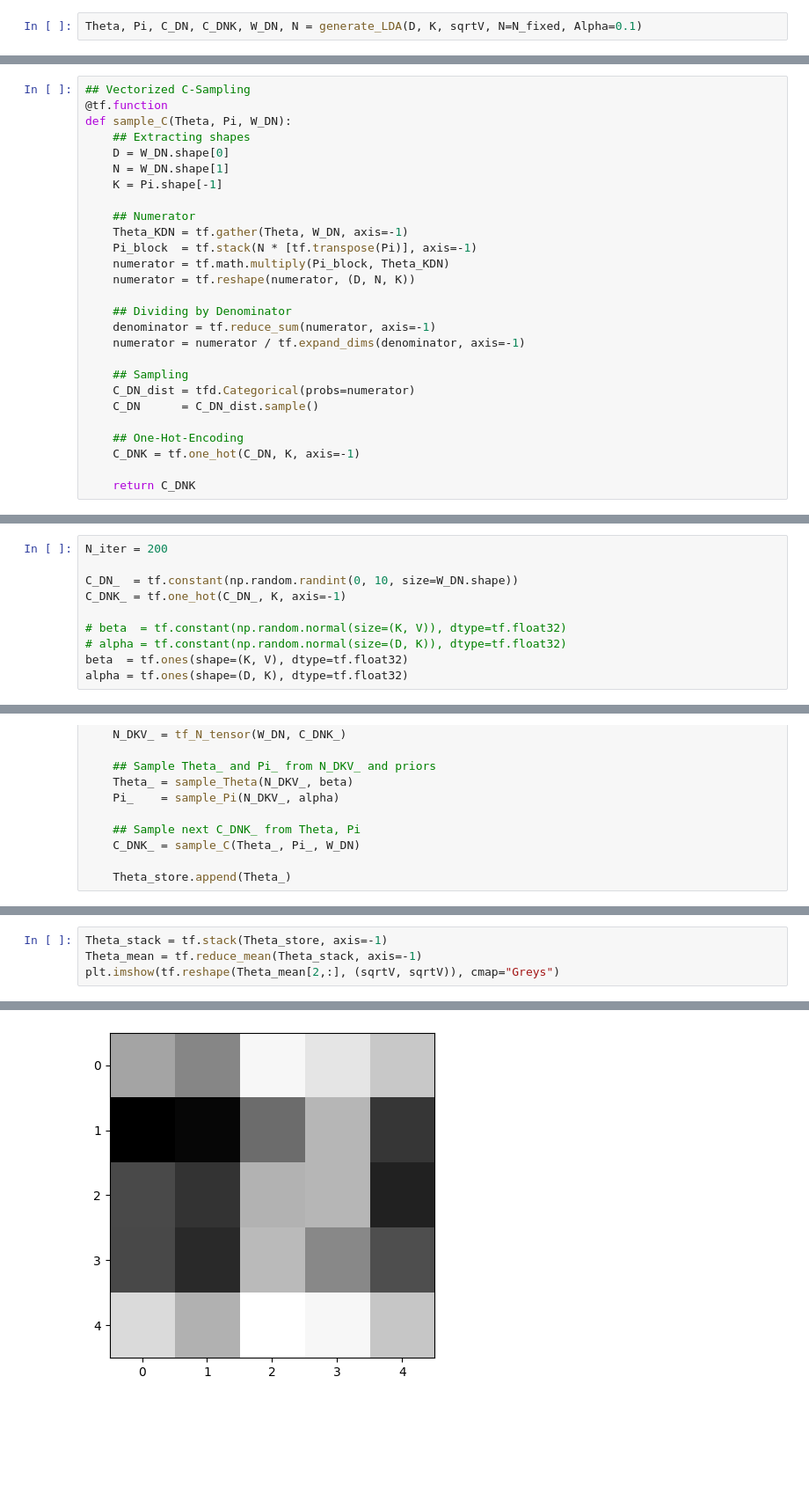
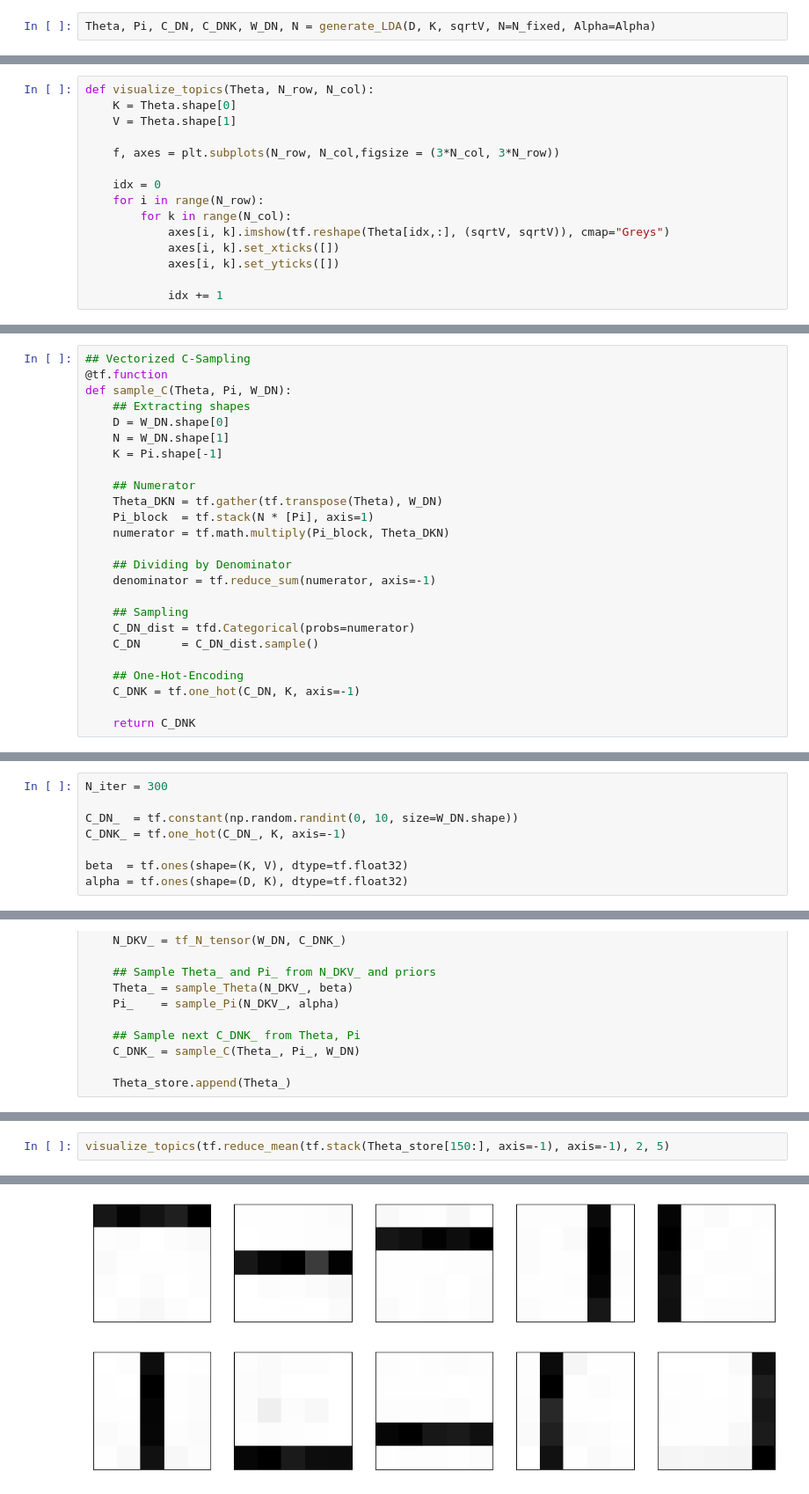
Before and after one commit to JannisZeller/topicflow, a Jupyter notebook: fixed_doclength.ipynb, the cells around one changed output, grey strips where cells are left out. Shown at 88% size. Cells and saved outputs as stored; diff of their text form; blank space fills up the shorter version.

```diff
--- a/fixed_doclength.ipynb
+++ b/fixed_doclength.ipynb
@@ -108,7 +118,7 @@ def generate_LDA(D: int, K: int, sqrtV: int, N: int=100, Alpha: float=1.) -> tup
 
     return Theta, Pi, C_DN, C_DNK, W_DN, N_fixed
 # %%
-Theta, Pi, C_DN, C_DNK, W_DN, N = generate_LDA(D, K, sqrtV, N=N_fixed, Alpha=0.1)
+Theta, Pi, C_DN, C_DNK, W_DN, N = generate_LDA(D, K, sqrtV, N=N_fixed, Alpha=Alpha)
 # %%
 print("Topics for the Words in Document d=11:")
 print(C_DN[11, :])
@@ -162,3 +172,18 @@ W_DN-Shape (sum_d I_d words)
 (1000, 100)
 # %% [markdown]
 ## **Visualization**
+# %%
+def visualize_topics(Theta, N_row, N_col):
+    K = Theta.shape[0]
+    V = Theta.shape[1]
+
+    f, axes = plt.subplots(N_row, N_col,figsize = (3*N_col, 3*N_row))
+
+    idx = 0
+    for i in range(N_row):
+        for k in range(N_col):
+            axes[i, k].imshow(tf.reshape(Theta[idx,:], (sqrtV, sqrtV)), cmap="Greys")
+            axes[i, k].set_xticks([])
+            axes[i, k].set_yticks([])
+
+            idx += 1
@@ -319,14 +356,12 @@ def sample_C(Theta, Pi, W_DN):
     K = Pi.shape[-1]
 
     ## Numerator
-    Theta_KDN = tf.gather(Theta, W_DN, axis=-1)
-    Pi_block  = tf.stack(N * [tf.transpose(Pi)], axis=-1)
-    numerator = tf.math.multiply(Pi_block, Theta_KDN)
-    numerator = tf.reshape(numerator, (D, N, K))
+    Theta_DKN = tf.gather(tf.transpose(Theta), W_DN)
+    Pi_block  = tf.stack(N * [Pi], axis=1)
+    numerator = tf.math.multiply(Pi_block, Theta_DKN)
 
     ## Dividing by Denominator
     denominator = tf.reduce_sum(numerator, axis=-1)
-    numerator = numerator / tf.expand_dims(denominator, axis=-1)
 
     ## Sampling
     C_DN_dist = tfd.Categorical(probs=numerator)
@@ -443,13 +455,11 @@ assert test_Pi.shape == Pi.shape
 # %% [markdown]
 ### **Main Loop**
 # %%
-N_iter = 200
+N_iter = 300
 
 C_DN_  = tf.constant(np.random.randint(0, 10, size=W_DN.shape))
 C_DNK_ = tf.one_hot(C_DN_, K, axis=-1)
 
-# beta  = tf.constant(np.random.normal(size=(K, V)), dtype=tf.float32)
-# alpha = tf.constant(np.random.normal(size=(D, K)), dtype=tf.float32)
 beta  = tf.ones(shape=(K, V), dtype=tf.float32)
 alpha = tf.ones(shape=(D, K), dtype=tf.float32)
 # %% [markdown]
@@ -478,5 +483,3 @@ plt.imshow(tf.reshape(Theta_[6,:], (sqrtV, sqrtV)), cmap="Greys")
 # %%
-Theta_stack = tf.stack(Theta_store, axis=-1)
-Theta_mean = tf.reduce_mean(Theta_stack, axis=-1)
-plt.imshow(tf.reshape(Theta_mean[2,:], (sqrtV, sqrtV)), cmap="Greys")
+visualize_topics(tf.reduce_mean(tf.stack(Theta_store[150:], axis=-1), axis=-1), 2, 5)
 # %% [output]
@@ -484 +486 @@ plt.imshow(tf.reshape(Theta_mean[2,:], (sqrtV, sqrtV)), cmap="Greys")
-[figure, old version]
+[figure, new version]
```
Also changed, not shown: parts of 17 cells of this notebook, 1 other file.
